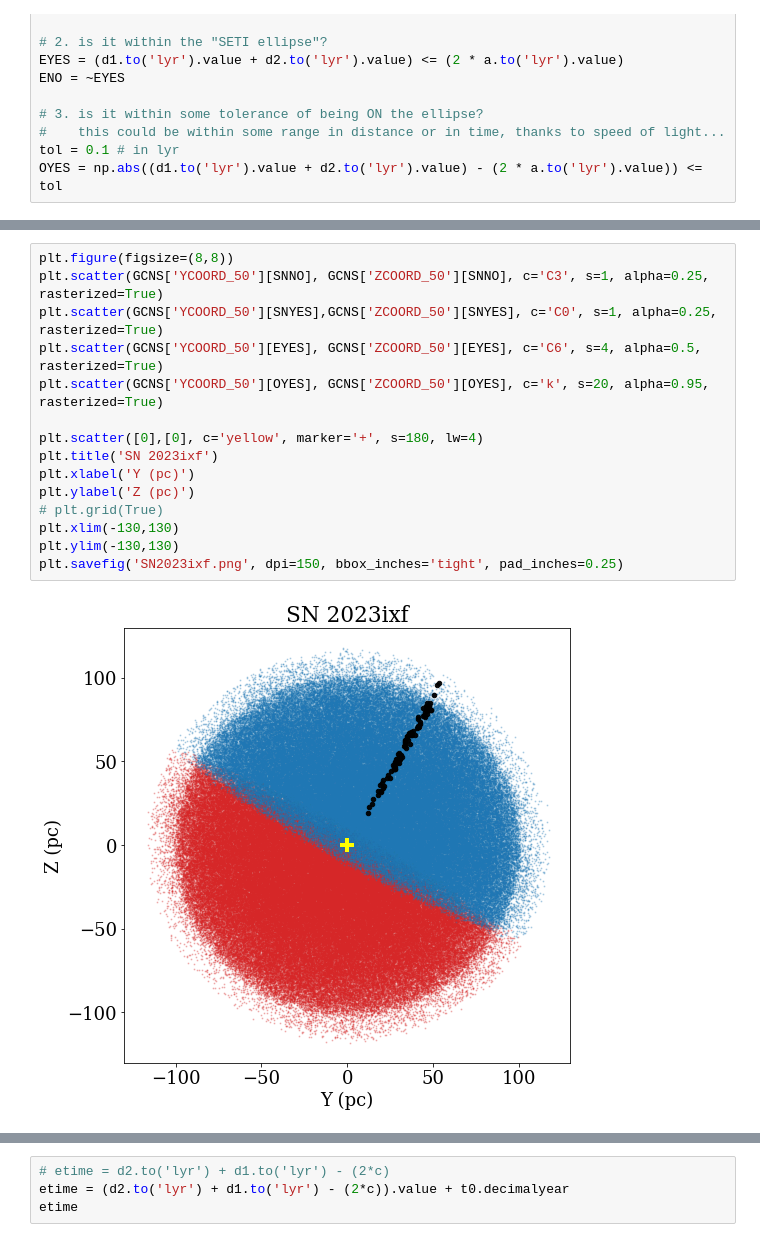
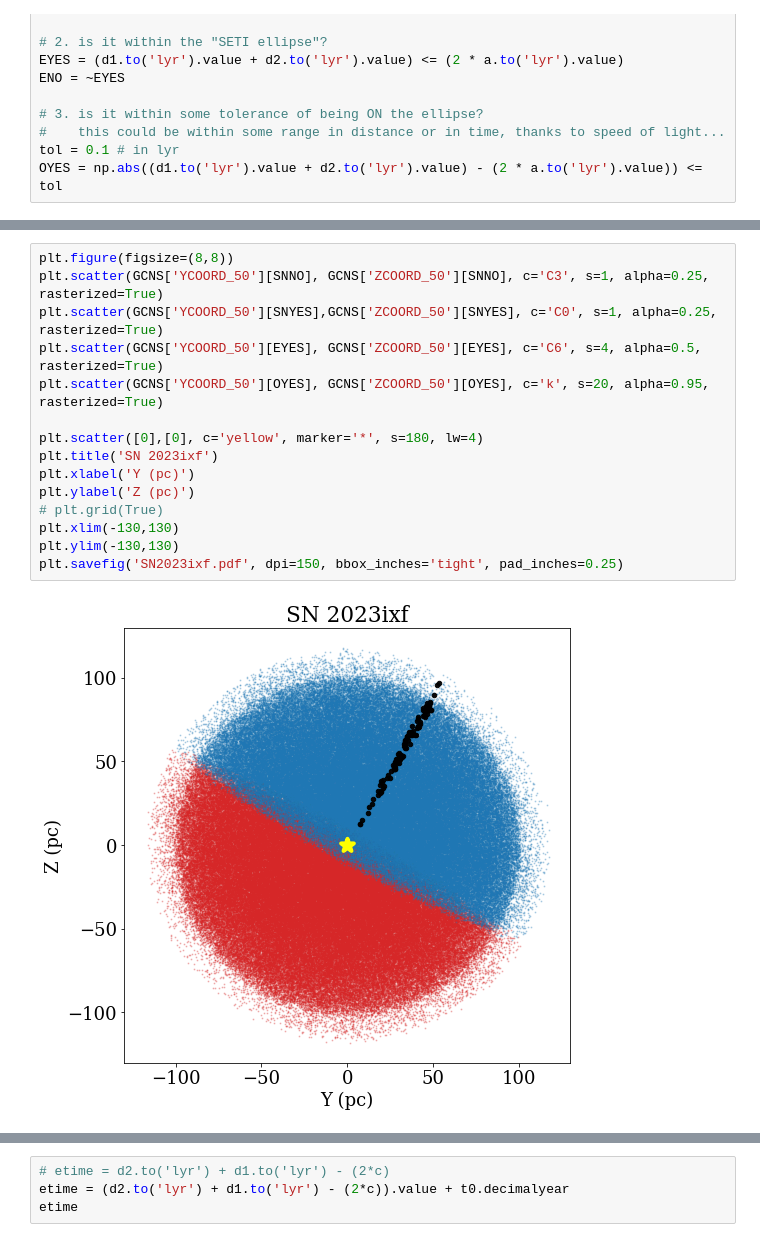
Before and after one commit to jradavenport/m101_ellipsoid, a Jupyter notebook: SN 2023ixf.ipynb, the cells around one changed output, grey strips where cells are left out. Cells and saved outputs as stored; diff of their text form.

```diff
--- a/SN 2023ixf.ipynb
+++ b/SN 2023ixf.ipynb
@@ -95,17 +96,17 @@ within tol of surface: 92
 # %%
 plt.figure(figsize=(8,8))
 plt.scatter(GCNS['YCOORD_50'][SNNO], GCNS['ZCOORD_50'][SNNO], c='C3', s=1, alpha=0.25, rasterized=True)
 plt.scatter(GCNS['YCOORD_50'][SNYES],GCNS['ZCOORD_50'][SNYES], c='C0', s=1, alpha=0.25, rasterized=True)
 plt.scatter(GCNS['YCOORD_50'][EYES], GCNS['ZCOORD_50'][EYES], c='C6', s=4, alpha=0.5, rasterized=True)
 plt.scatter(GCNS['YCOORD_50'][OYES], GCNS['ZCOORD_50'][OYES], c='k', s=20, alpha=0.95, rasterized=True)
 
-plt.scatter([0],[0], c='yellow', marker='+', s=180, lw=4)
+plt.scatter([0],[0], c='yellow', marker='*', s=180, lw=4)
 plt.title('SN 2023ixf')
 plt.xlabel('Y (pc)')
 plt.ylabel('Z (pc)')
 # plt.grid(True)
 plt.xlim(-130,130)
 plt.ylim(-130,130)
-plt.savefig('SN2023ixf.png', dpi=150, bbox_inches='tight', pad_inches=0.25)
+plt.savefig('SN2023ixf.pdf', dpi=150, bbox_inches='tight', pad_inches=0.25)
 # %% [output]
-[figure, old version]
+[figure, new version]
```
Also changed, not shown: parts of 15 cells of this notebook.
